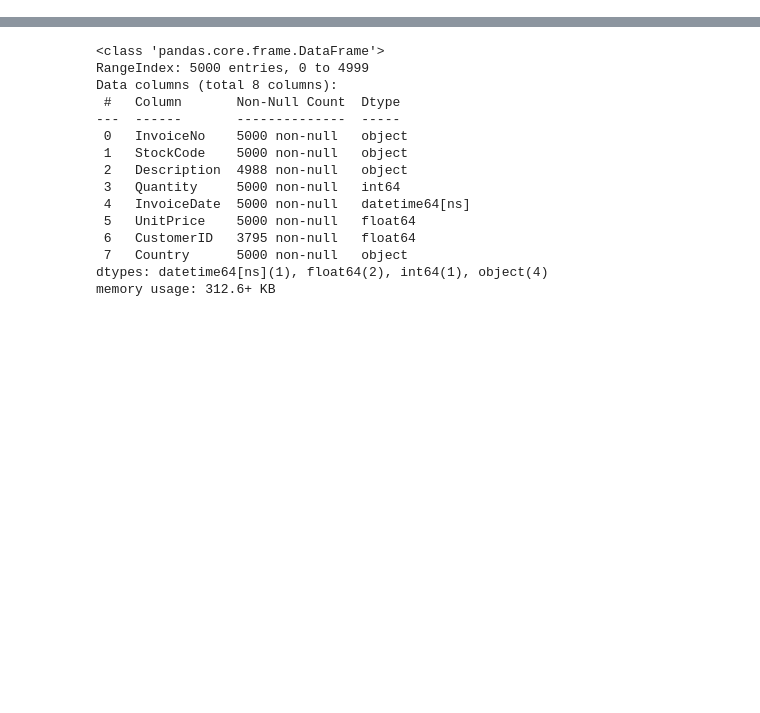
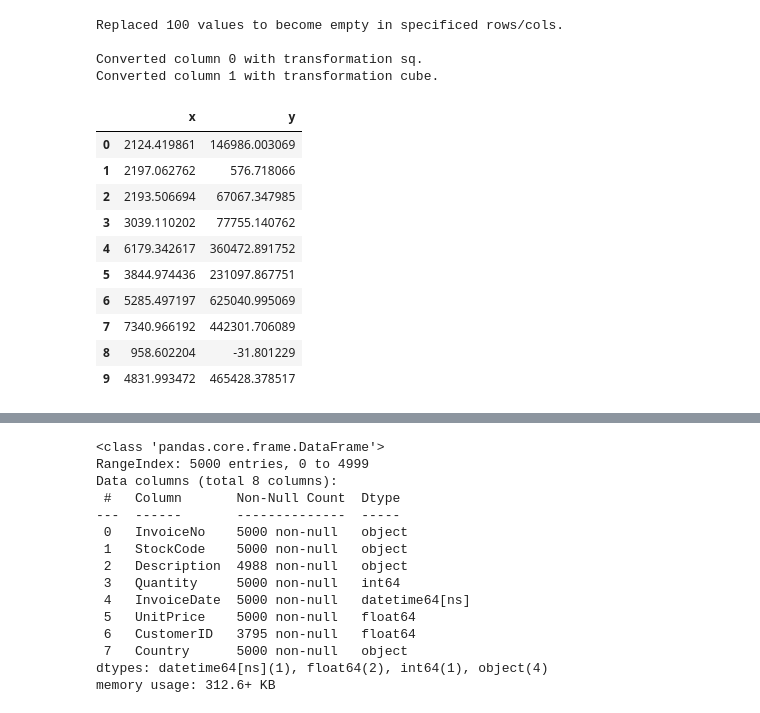
Before and after one commit to joeltanwr/DirtyDF, a Jupyter notebook: example.ipynb, the cells around one changed output, grey strips where cells are left out. Saved outputs shown, nothing was run; the diff lists cells and outputs as text; code cells hidden in the pictures; blank space fills up the shorter version.

```diff
--- a/example.ipynb
+++ b/example.ipynb
@@ -4,0 +33,21 @@ from stainer import *
+# %%
+ddf.get_full_history()
+# %% [output]
+Replaced 100 values to become empty in specificed rows/cols.
+
+Converted column 0 with transformation sq.
+Converted column 1 with transformation cube.
+# %%
+ddf.get_finalDF().head(10)
+# %% [output]
+|  | x | y |
+| 0 | 2124.419861 | 146986.003069 |
+| 1 | 2197.062762 | 576.718066 |
+| 2 | 2193.506694 | 67067.347985 |
+| 3 | 3039.110202 | 77755.140762 |
+| 4 | 6179.342617 | 360472.891752 |
+| 5 | 3844.974436 | 231097.867751 |
+| 6 | 5285.497197 | 625040.995069 |
+| 7 | 7340.966192 | 442301.706089 |
+| 8 | 958.602204 | -31.801229 |
+| 9 | 4831.993472 | 465428.378517 |
```
Also changed, not shown: parts of 17 cells of this notebook, 1 other file.
